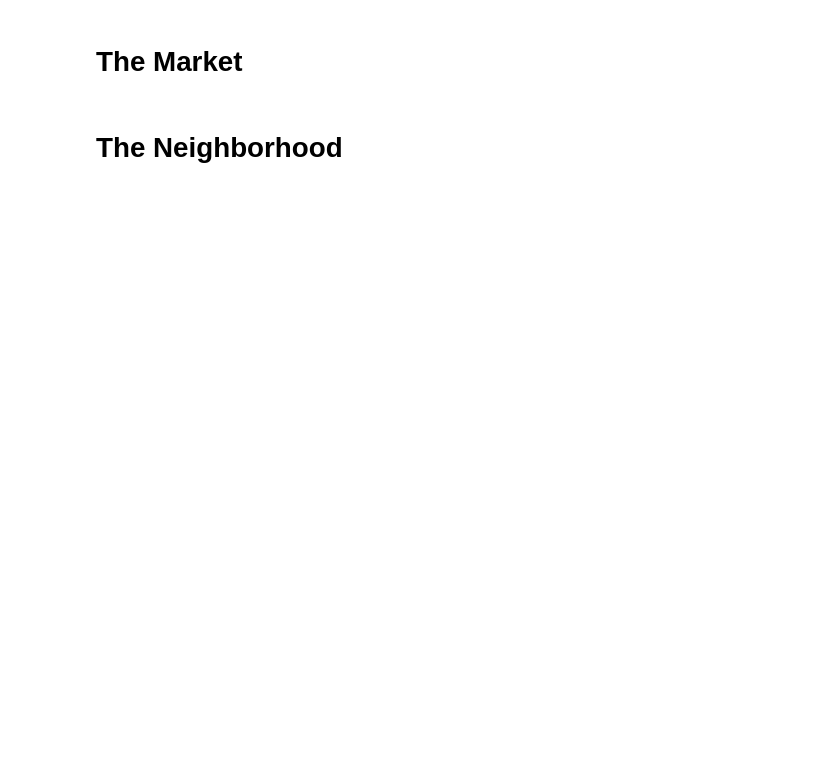
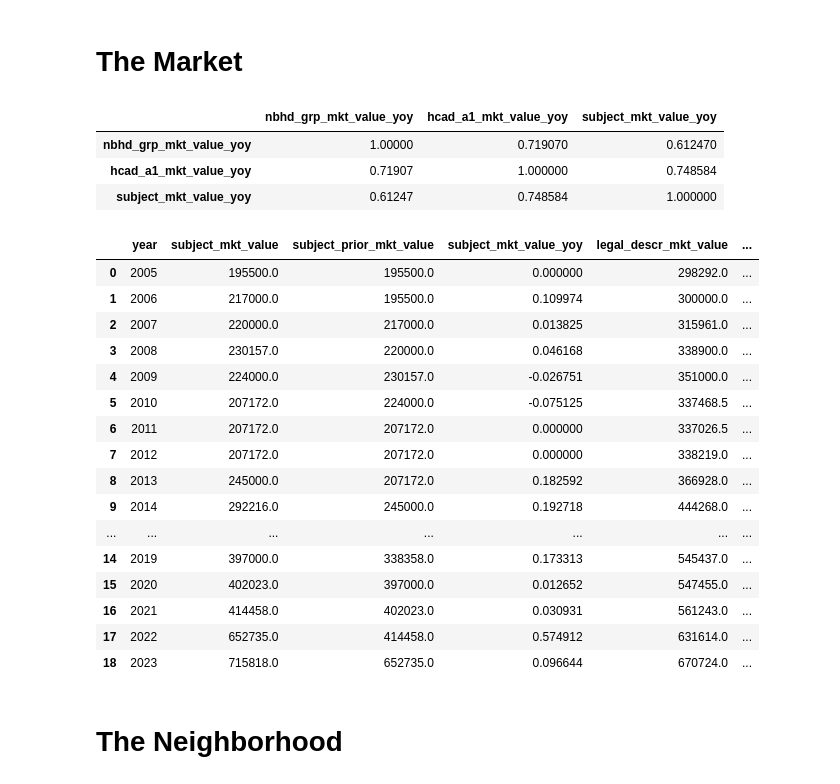
Before and after one commit to pazwicker/home-property-tax, a Jupyter notebook: wickersham/tax_year_2023/2023_analysis.ipynb, the cells around one changed output. Saved outputs shown, nothing was run; the diff lists cells and outputs as text; code cells hidden in the pictures; blank space fills up the shorter version.

```diff
--- a/wickersham/tax_year_2023/2023_analysis.ipynb
+++ b/wickersham/tax_year_2023/2023_analysis.ipynb
@@ -28,3 +10,5 @@ market_trends_query = '''
+# %%
+market_trends_query = 'select * from real_market_yearly'
 # %%
 market_trends_df = pd.read_sql_query(market_trends_query, engine)
 # %%
@@ -32,0 +20,27 @@ fig.show()
+# %%
+market_trends_df[['nbhd_grp_mkt_value_yoy', 'hcad_a1_mkt_value_yoy', 'subject_mkt_value_yoy']].corr(method='pearson')
+# %% [output]
+|  | nbhd_grp_mkt_value_yoy | hcad_a1_mkt_value_yoy | subject_mkt_value_yoy |
+| nbhd_grp_mkt_value_yoy | 1.00000 | 0.719070 | 0.612470 |
+| hcad_a1_mkt_value_yoy | 0.71907 | 1.000000 | 0.748584 |
+| subject_mkt_value_yoy | 0.61247 | 0.748584 | 1.000000 |
+# %%
+market_trends_df
+# %% [output]
+|  | year | subject_mkt_value | subject_prior_mkt_value | subject_mkt_value_yoy | legal_descr_mkt_value | ... |
+| 0 | 2005 | 195500.0 | 195500.0 | 0.000000 | 298292.0 | ... |
+| 1 | 2006 | 217000.0 | 195500.0 | 0.109974 | 300000.0 | ... |
+| 2 | 2007 | 220000.0 | 217000.0 | 0.013825 | 315961.0 | ... |
+| 3 | 2008 | 230157.0 | 220000.0 | 0.046168 | 338900.0 | ... |
+| 4 | 2009 | 224000.0 | 230157.0 | -0.026751 | 351000.0 | ... |
+| 5 | 2010 | 207172.0 | 224000.0 | -0.075125 | 337468.5 | ... |
+| 6 | 2011 | 207172.0 | 207172.0 | 0.000000 | 337026.5 | ... |
+| 7 | 2012 | 207172.0 | 207172.0 | 0.000000 | 338219.0 | ... |
+| 8 | 2013 | 245000.0 | 207172.0 | 0.182592 | 366928.0 | ... |
+| 9 | 2014 | 292216.0 | 245000.0 | 0.192718 | 444268.0 | ... |
+| ... | ... | ... | ... | ... | ... | ... |
+| 14 | 2019 | 397000.0 | 338358.0 | 0.173313 | 545437.0 | ... |
+| 15 | 2020 | 402023.0 | 397000.0 | 0.012652 | 547455.0 | ... |
+| 16 | 2021 | 414458.0 | 402023.0 | 0.030931 | 561243.0 | ... |
+| 17 | 2022 | 652735.0 | 414458.0 | 0.574912 | 631614.0 | ... |
+| 18 | 2023 | 715818.0 | 652735.0 | 0.096644 | 670724.0 | ... |
```
Also changed, not shown: parts of 18 cells of this notebook.
